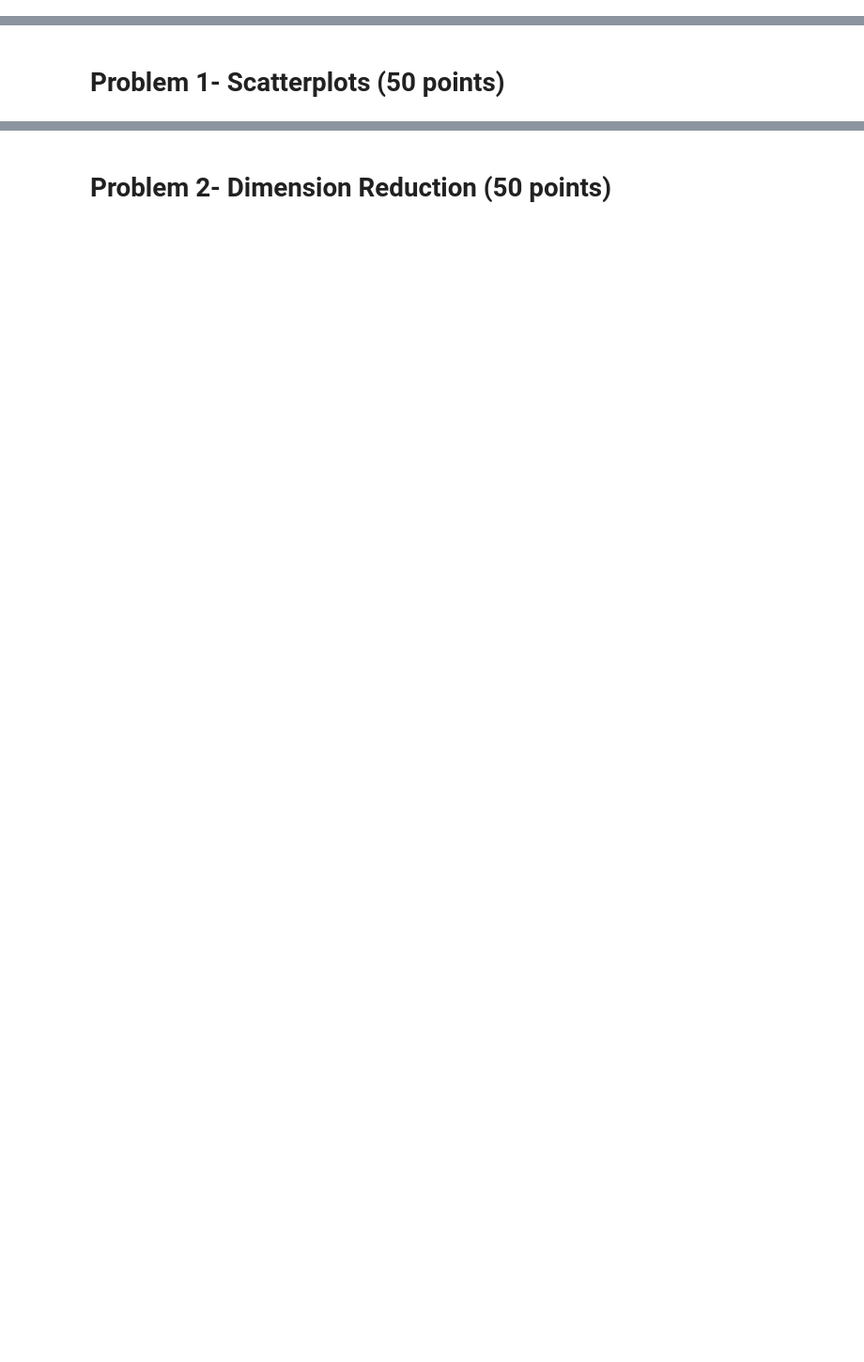
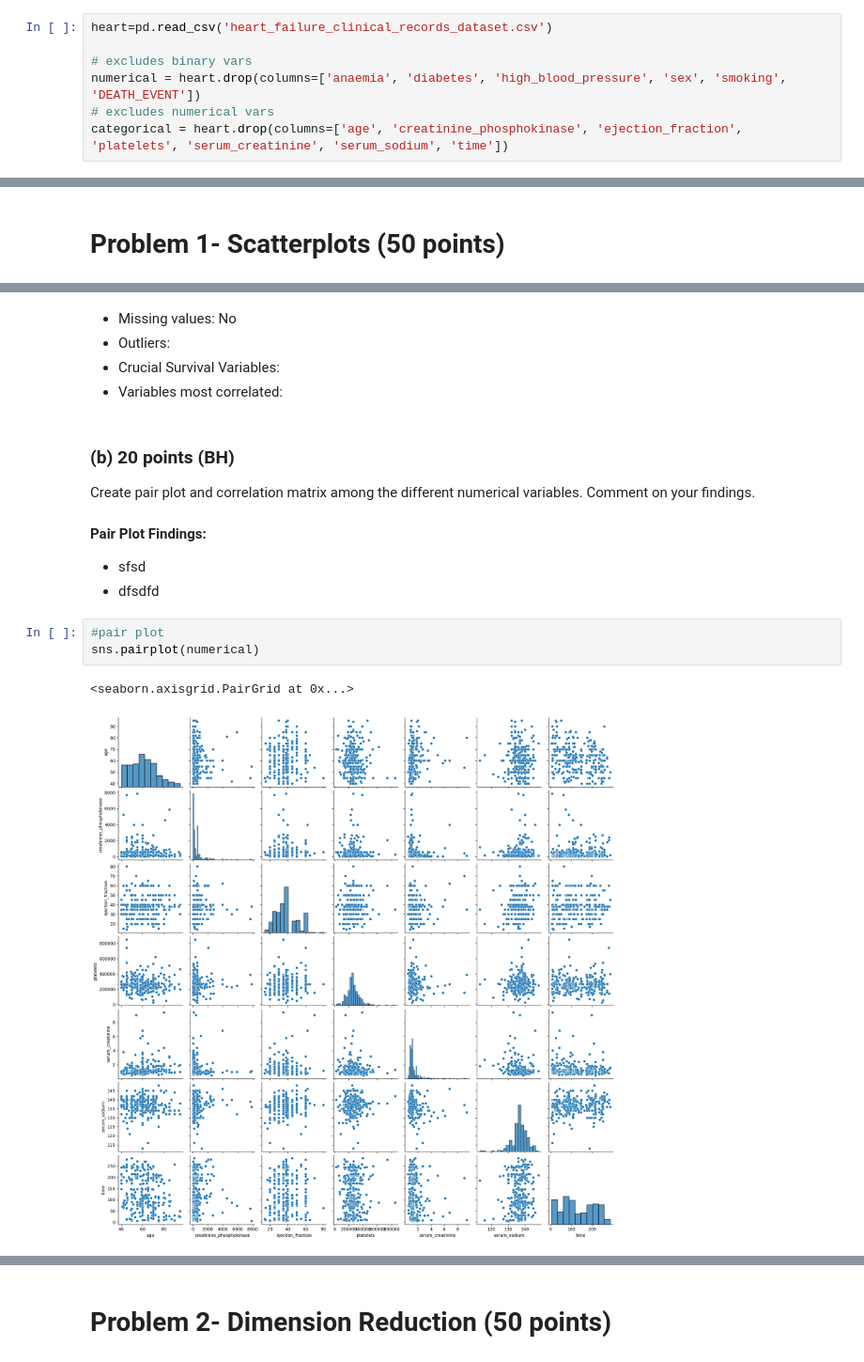
Before and after one commit to Ben-Heinze/CSCI-491-Data-Visualization, a Jupyter notebook: Assignment 3/3- Scatterplot, dimension reduction and clustering.ipynb, the cells around one changed output, grey strips where cells are left out. Shown at 94% size. Cells and saved outputs as stored; diff of their text form; blank space fills up the shorter version.

```diff
--- a/Assignment 3/3- Scatterplot, dimension reduction and clustering.ipynb
+++ b/Assignment 3/3- Scatterplot, dimension reduction and clustering.ipynb
@@ -27,0 +17,7 @@ heart.head()
+# %%
+heart=pd.read_csv('heart_failure_clinical_records_dataset.csv')
+
+# excludes binary vars
+numerical = heart.drop(columns=['anaemia', 'diabetes', 'high_blood_pressure', 'sex', 'smoking', 'DEATH_EVENT'])
+# excludes numerical vars
+categorical = heart.drop(columns=['age', 'creatinine_phosphokinase', 'ejection_fraction', 'platelets', 'serum_creatinine', 'serum_sodium', 'time'])
@@ -38,0 +46,18 @@ Explore different pairs of variables. Create two separate scatterplots and color
+# %% [markdown]
+- Missing values: No
+- Outliers:
+- Crucial Survival Variables:
+- Variables most correlated:
+# %% [markdown]
+### (b) 20 points (BH)
+Create pair plot and correlation matrix among the different numerical variables. Comment on your findings.
+# %% [markdown]
+__Pair Plot Findings:__
+ - sfsd
+ - dfsdfd
+# %%
+#pair plot
+sns.pairplot(numerical)
+# %% [output]
+<seaborn.axisgrid.PairGrid at 0x...>
+[figure, added]
```
Also changed, not shown: parts of 19 cells of this notebook, 1 other file.
